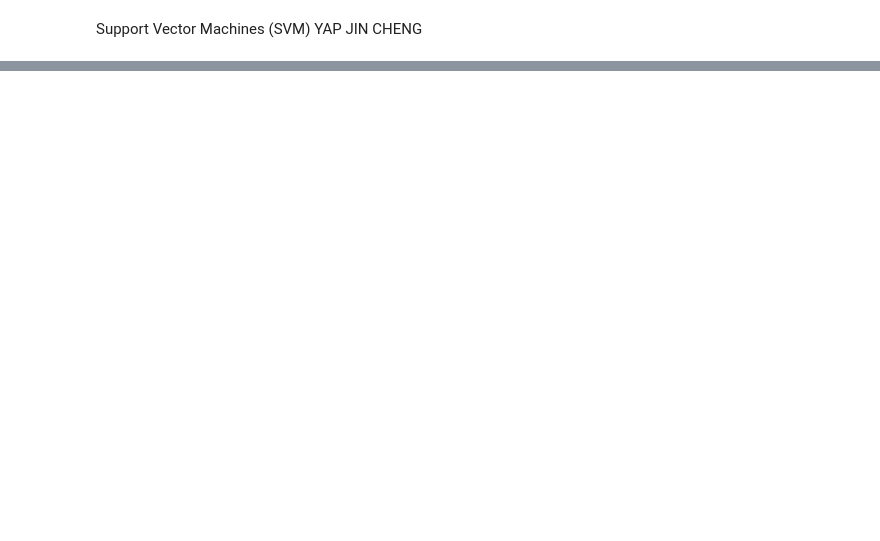
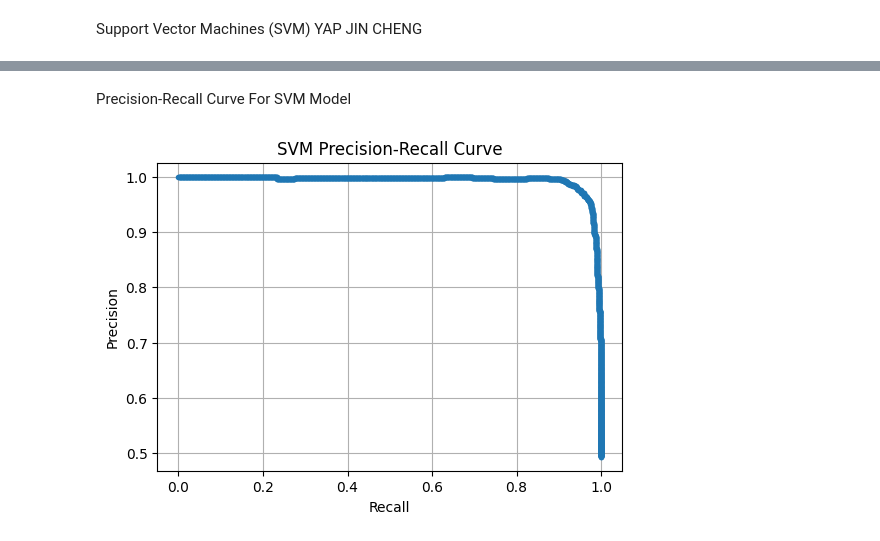
Before and after one commit to chuan1215/DLI_GroupAG, a Jupyter notebook: DLI_GroupAG.ipynb, the cells around one changed output, grey strips where cells are left out. Cells and saved outputs as stored; diff of their text form; code cells hidden in the pictures; blank space fills up the shorter version.

```diff
--- a/DLI_GroupAG.ipynb
+++ b/DLI_GroupAG.ipynb
@@ -731,0 +745,14 @@ plt.show()
+# %% [markdown]
+Precision-Recall Curve For SVM Model
+# %%
+# Precision-Recall Curve for SVM
+precision_svm, recall_svm, _ = precision_recall_curve(y_test, y_pred_prob_svm)
+plt.figure(figsize=(6,4))
+plt.plot(recall_svm, precision_svm, marker='.')
+plt.xlabel('Recall')
+plt.ylabel('Precision')
+plt.title('SVM Precision-Recall Curve')
+plt.grid(True)
+plt.show()
+# %% [output]
+[figure, added]
```
Also changed, not shown: parts of 40 cells of this notebook.
